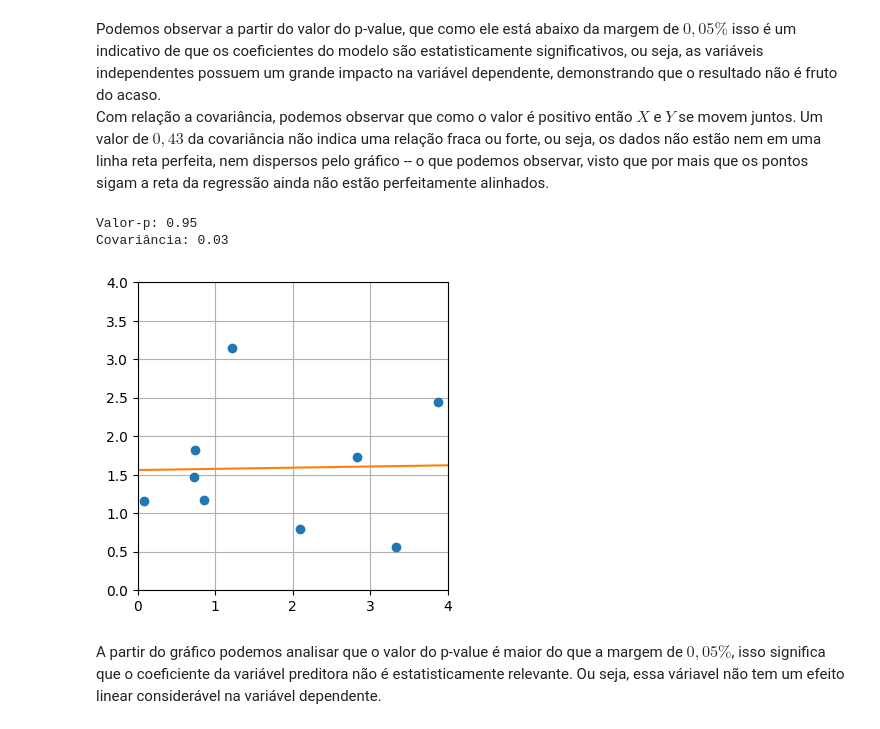
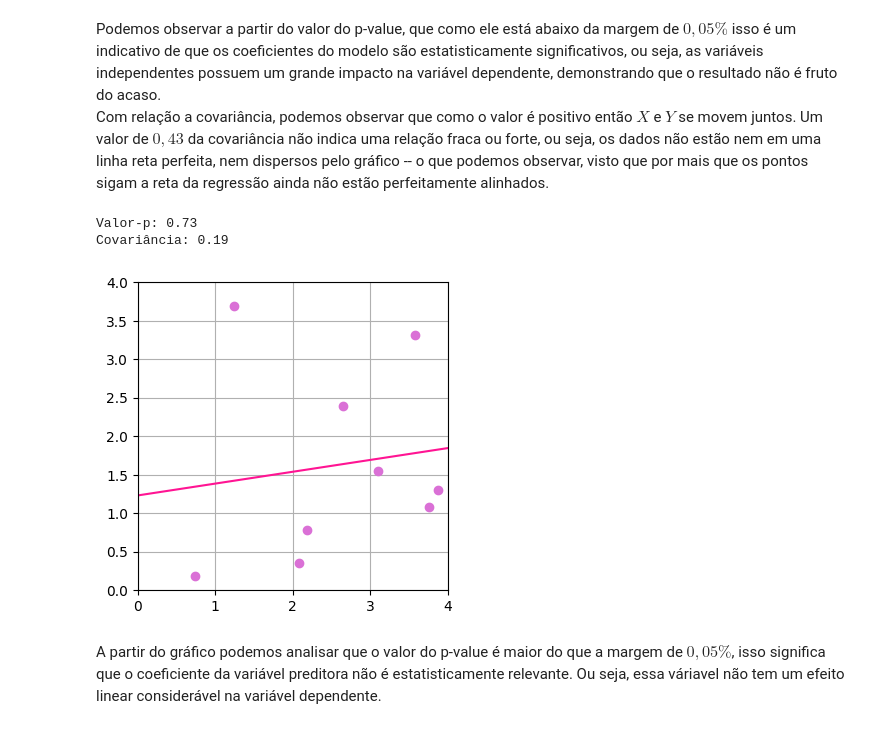
Before and after one commit to nathil/Matematica-Computacional, a Jupyter notebook: Trabalhos/Atividade_2_2_.ipynb, the cells around one changed output. Drawn from its saved outputs; the diff is of its cells as text; code cells hidden in the pictures.

```diff
--- a/Trabalhos/Atividade_2_2_.ipynb
+++ b/Trabalhos/Atividade_2_2_.ipynb
@@ -100,33 +100,33 @@ Com relação a covariância, podemos observar que como o valor é positivo ent
 # %%
 x = np.random.uniform(0, 4, 9)
 y = np.random.uniform(0, 4, 9)
 
 x_media = sum(x) / len(x)
 y_media = sum(y) / len(x)
 
 covariance = sum([(x - x_media)*(y - y_media) for x, y in zip(x, y)])/(len(x) - 1) #calcula a covariância com list comprehension
 
 slope, intercept, _, p_value, _ = stats.linregress(x, y) #recebe slope, intercept e p_value
 
 result = stats.linregress(x, y)
 line_x = np.linspace(0, 4, 2)  #pegamos o ponto para calcular o y para esse x
 line_y = line_x * result.slope + result.intercept
 fig, ax = plt.subplots(1,1, figsize=(4, 4)) #definindo o tamanho do gráfico
 
 ax.grid(True)
 
 ax.set_xlim(0, 4) #definindo o limite de x
 ax.set_ylim(0, 4) #definindo o limite de y
-ax.plot(x, y, 'o') #plotando os pontos no gráfico
-ax.plot(line_x, line_y) #plotando a linha no gráfico
+ax.plot(x, y, 'o', color='Orchid') #plotando os pontos no gráfico
+ax.plot(line_x, line_y, color='DeepPink') #plotando a linha no gráfico
 
 print(f'Valor-p: {result.pvalue:.2f}')
 print(f'Covariância: {covariance:.2f}')
 plt.show()
 # %% [output]
-Valor-p: 0.95
-Covariância: 0.03
+Valor-p: 0.73
+Covariância: 0.19
-[figure, old version]
+[figure, new version]
 # %% [markdown]
 A partir do gráfico podemos analisar que o valor do p-value é maior do que a margem de $0,05\%$, isso significa que o coeficiente da variável preditora não é estatisticamente relevante. Ou seja, essa váriavel não tem um efeito linear considerável na variável dependente.
 # %% [markdown]
```
Also changed, not shown: parts of 1 cell of this notebook.
